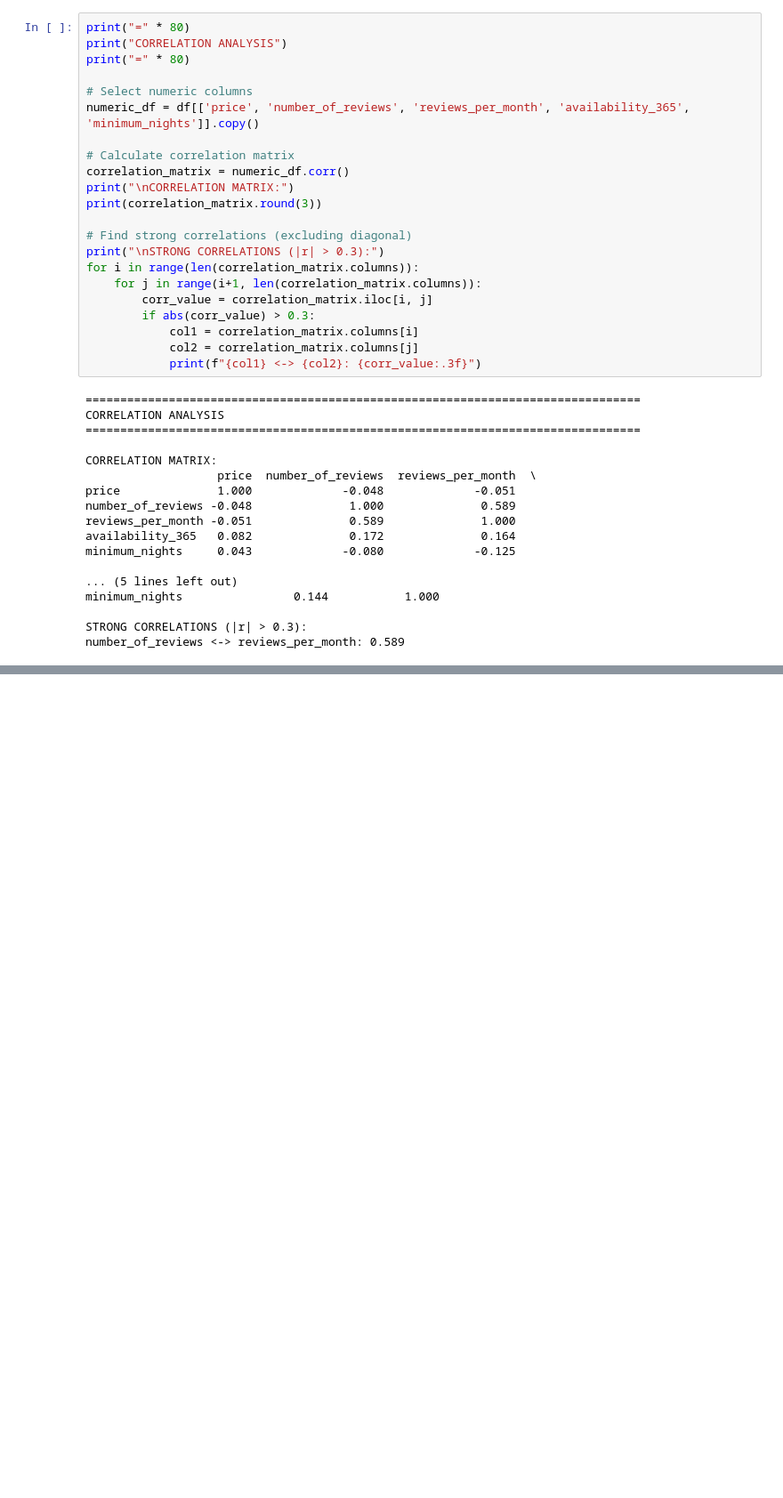
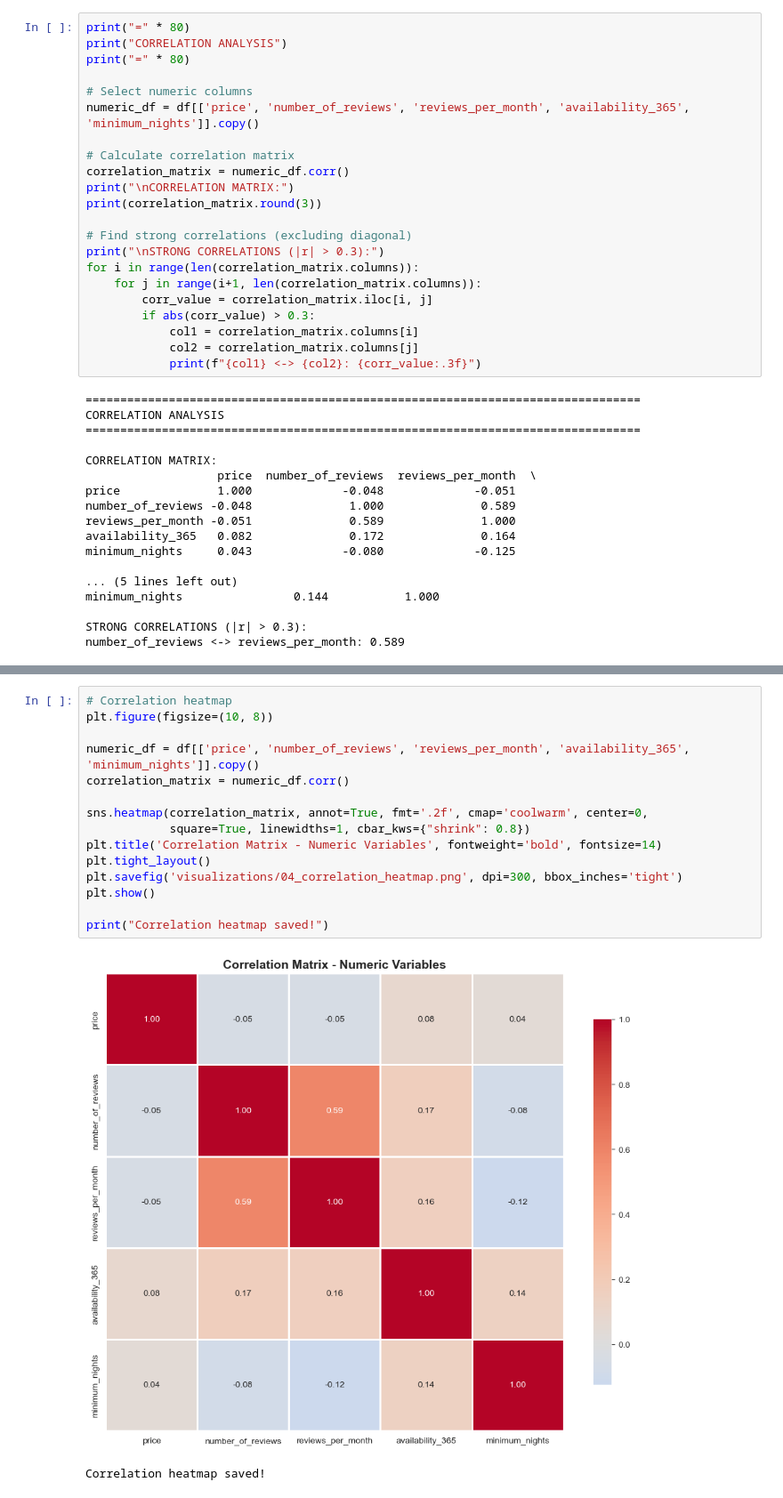
Before and after one commit to Danish925/NYC-Airbnb-EDA, a Jupyter notebook: NYC-Airbnb-EDA/notebooks/EDA_NYC_Airbnb.ipynb, the cells around one changed output, grey strips where cells are left out. Shown at 89% size. Cells and saved outputs as stored; diff of their text form; blank space fills up the shorter version.

```diff
--- a/NYC-Airbnb-EDA/notebooks/EDA_NYC_Airbnb.ipynb
+++ b/NYC-Airbnb-EDA/notebooks/EDA_NYC_Airbnb.ipynb
@@ -398,0 +497,18 @@ number_of_reviews <-> reviews_per_month: 0.589
+# %%
+# Correlation heatmap
+plt.figure(figsize=(10, 8))
+
+numeric_df = df[['price', 'number_of_reviews', 'reviews_per_month', 'availability_365', 'minimum_nights']].copy()
+correlation_matrix = numeric_df.corr()
+
+sns.heatmap(correlation_matrix, annot=True, fmt='.2f', cmap='coolwarm', center=0,
+            square=True, linewidths=1, cbar_kws={"shrink": 0.8})
+plt.title('Correlation Matrix - Numeric Variables', fontweight='bold', fontsize=14)
+plt.tight_layout()
+plt.savefig('visualizations/04_correlation_heatmap.png', dpi=300, bbox_inches='tight')
+plt.show()
+
+print("Correlation heatmap saved!")
+# %% [output]
+[figure, added]
+Correlation heatmap saved!
```
Also changed, not shown: parts of 3 cells of this notebook.
